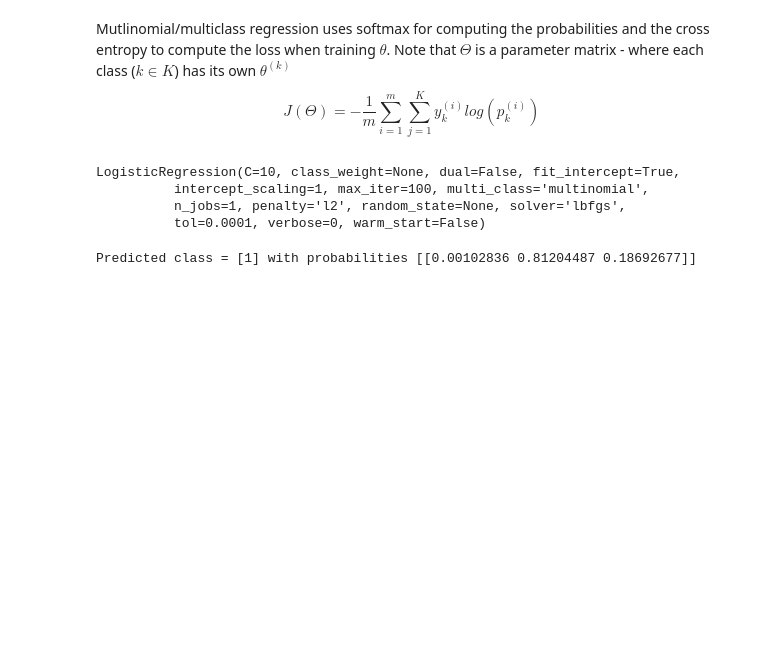
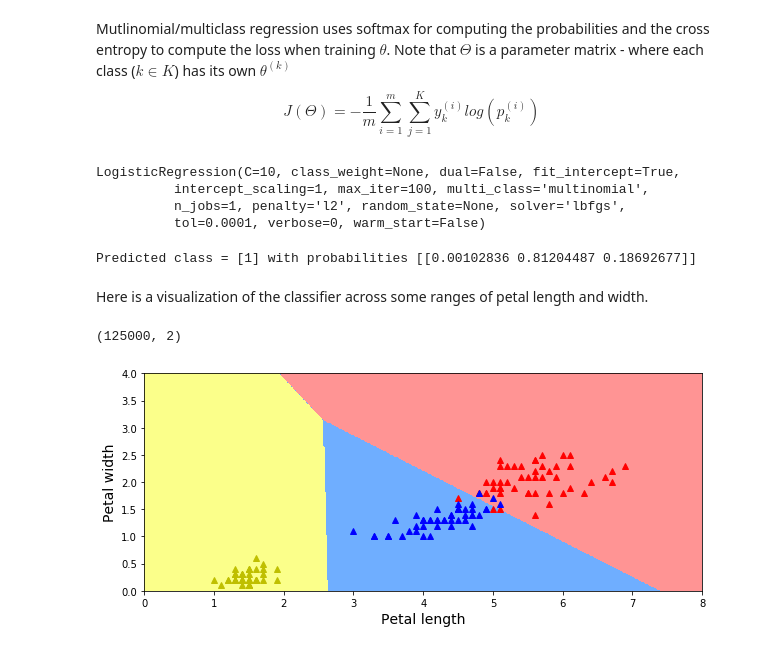
Before and after one commit to drpjm/python-ml-sandbox, a Jupyter notebook: Chapter04-Training/LinearRegression.ipynb, the cells around one changed output. Cells and saved outputs as stored; diff of their text form; code cells hidden in the pictures; blank space fills up the shorter version.

Commit message:
Generated a contour map based on example code.

```diff
--- a/Chapter04-Training/LinearRegression.ipynb
+++ b/Chapter04-Training/LinearRegression.ipynb
@@ -408,3 +408,40 @@ y_prob = softmax_reg.predict_proba([[4, 2]])
 print("Predicted class = " + str(y_pred) + " with probabilities " + str(y_prob))
 # %% [output]
 Predicted class = [1] with probabilities [[0.00102836 0.81204487 0.18692677]]
+# %% [markdown]
+Here is a visualization of the classifier across some ranges of petal length and width.
+# %%
+# Data points for visualization
+l, w = np.meshgrid(np.linspace(0,8,500).reshape(-1,1),
+                             np.linspace(0,4,250).reshape(-1,1))
+X_new = np.c_[l.ravel(), w.ravel()]
+y_pred = softmax_reg.predict(X_new)
+X_new.shape
+# %% [output]
+(125000, 2)
+# %%
+from matplotlib.colors import ListedColormap
+
+# True length and width data
+iris_virg_lengths, iris_virg_widths = X[y==2, 0], X[y==2, 1]
+iris_vers_lengths, iris_vers_widths = X[y==1, 0], X[y==1, 1]
+iris_setosa_lengths, iris_setosa_widths = X[y==0, 0], X[y==0, 1]
+
+plt.figure(figsize=(10,4))
+# Plot the individual points
+plt.plot(iris_virg_lengths, iris_virg_widths, "r^", label="Iris Virginica")
+plt.plot(iris_vers_lengths, iris_vers_widths, "b^", label="Iris Virginica")
+plt.plot(iris_setosa_lengths, iris_setosa_widths, "y^", label="Iris Virginica")
+
+# Create the contour plot for nice visualization
+iris_cmap = ListedColormap(["#FBFF8A", "#6FAEFF", "#FF9494"])
+contour_z = y_pred.reshape(widths.shape)
+plt.contourf(widths, lengths, contour_z, cmap=iris_cmap)
+
+plt.xlabel("Petal length", fontsize=14)
+plt.ylabel("Petal width", fontsize=14)
+
+plt.axis([0,8,0,4])
+plt.show()
+# %% [output]
+[figure, added]
```
Also changed, not shown: parts of 21 cells of this notebook.
